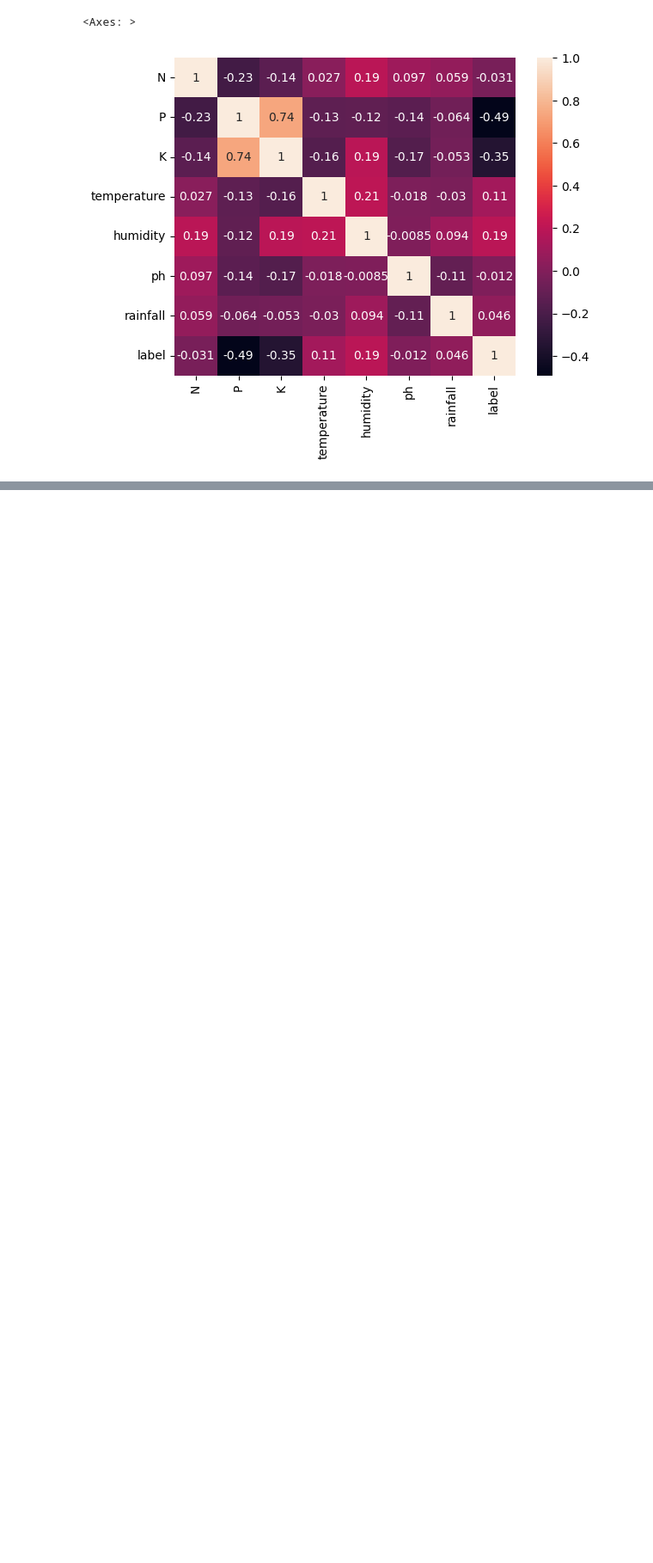
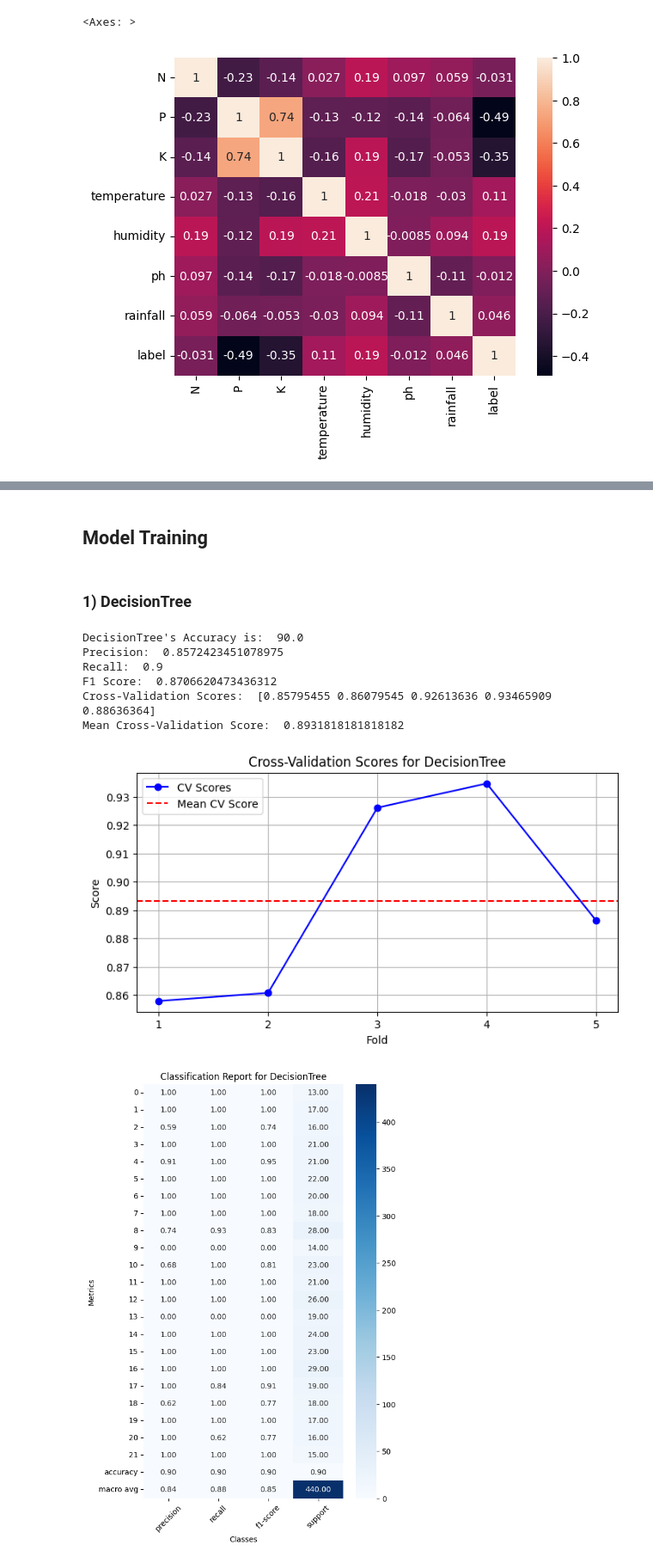
Before and after one commit to jaisharma687/Crop-Recommendation-System, a Jupyter notebook: notebook/model_prep.ipynb, the cells around one changed output, grey strips where cells are left out. Shown at 86% size. Saved outputs shown, nothing was run; the diff lists cells and outputs as text; code cells hidden in the pictures; blank space fills up the shorter version.

Commit message:
made changes to model :-(

```diff
--- a/notebook/model_prep.ipynb
+++ b/notebook/model_prep.ipynb
@@ -859,0 +148,58 @@ SVM --> 10.681818181818182
+# %%
+def plot_classification_report(report, model_name):
+    df_report = pd.DataFrame(report).transpose()
+    plt.figure(figsize=(6, 10))
+    sns.heatmap(df_report.iloc[:-1, :], annot=True, cmap='Blues', fmt='.2f', cbar_kws={"orientation": "vertical"})
+    plt.title(f'Classification Report for {model_name}')
+    plt.ylabel('Metrics')
+    plt.xlabel('Classes')
+    plt.xticks(rotation=45)
+    plt.show()
+# %% [markdown]
+## Model Training
+# %% [markdown]
+### 1) DecisionTree
+# %%
+def DecisionTreeAlgo(model_name='DecisionTree'):
+    DecisionTree = DecisionTreeClassifier(criterion="entropy", random_state=2, max_depth=5)
+    DecisionTree.fit(Xtrain, Ytrain)
+    predicted_values = DecisionTree.predict(Xtest)
+
+    acc = metrics.accuracy_score(Ytest, predicted_values)
+    precision = precision_score(Ytest, predicted_values, average='weighted')
+    recall = recall_score(Ytest, predicted_values, average='weighted')
+    f1 = f1_score(Ytest, predicted_values, average='weighted')
+    cv_scores = cross_val_score(DecisionTree, Xtrain, Ytrain, cv=5)
+
+    acc_list.append(acc * 100)
+    precision_list.append(precision)
+    recall_list.append(recall)
+    f1_list.append(f1)
+    model_list.append(model_name)
+    cross_val_score_list.append(cv_scores.mean())
+
+    print(f"{model_name}'s Accuracy is: ", acc * 100)
+    print("Precision: ", precision)
+    print("Recall: ", recall)
+    print("F1 Score: ", f1)
+    print("Cross-Validation Scores: ", cv_scores)
+    print("Mean Cross-Validation Score: ", cv_scores.mean())
+
+    plot_cv_scores(cv_scores,model_name)
+    report = classification_report(Ytest, predicted_values, output_dict=True)
+    plot_classification_report(report, model_name)
+
+    pkl_filename = model_name + '.pkl'
+    with open(pkl_filename, 'wb') as Model_pkl:
+        pickle.dump(DecisionTree, Model_pkl)
+# %%
+DecisionTreeAlgo()
+# %% [output]
+DecisionTree's Accuracy is:  90.0
+Precision:  0.8572423451078975
+Recall:  0.9
+F1 Score:  0.8706620473436312
+Cross-Validation Scores:  [0.85795455 0.86079545 0.92613636 0.93465909 0.88636364]
+Mean Cross-Validation Score:  0.8931818181818182
+[figure, added]
+[figure, added]
```
Also changed, not shown: parts of 117 cells of this notebook, 46 other files.
